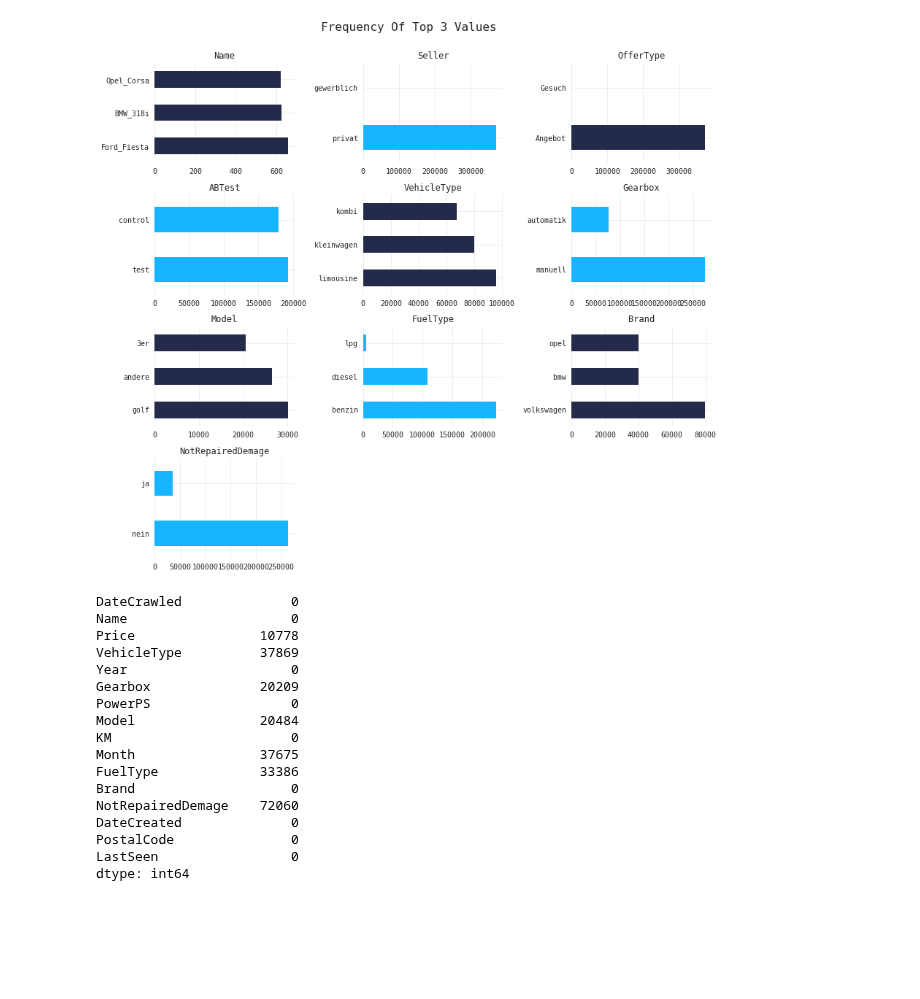
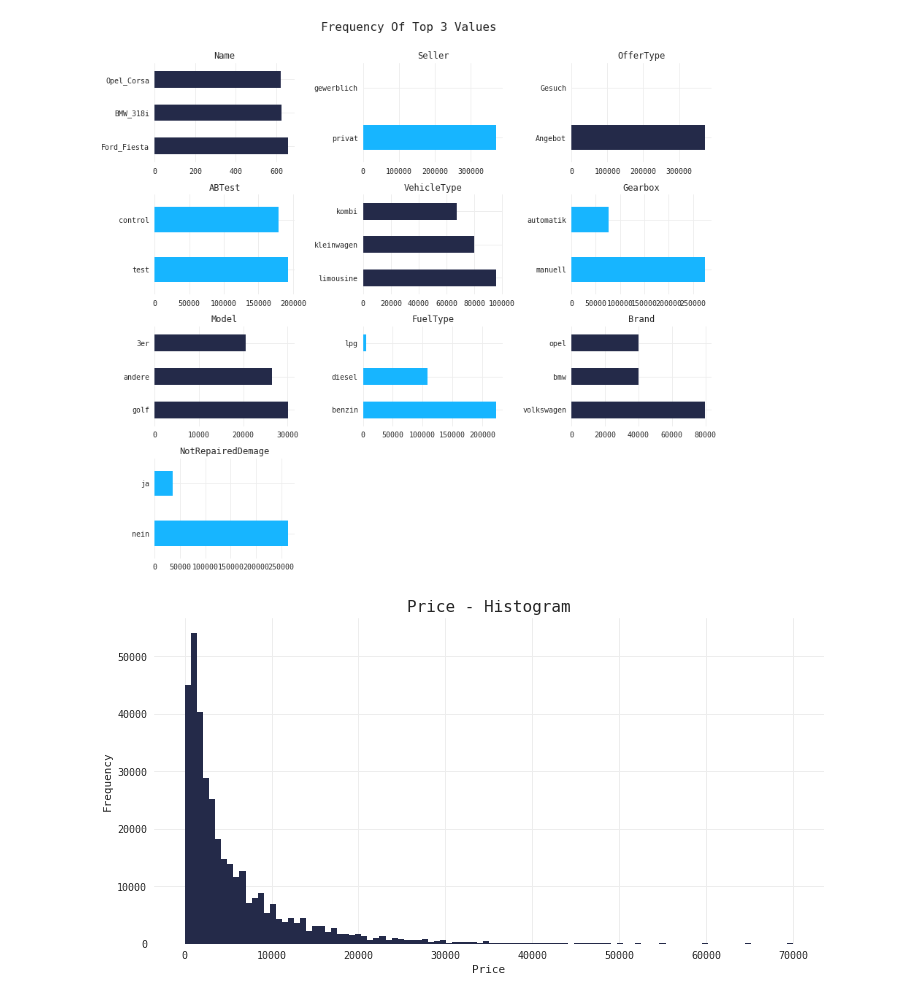
Before and after one commit to qu4ku/datasets-analysis, a Jupyter notebook: 005-used-cars-database.ipynb, the cells around one changed output. Cells and saved outputs as stored; diff of their text form; code cells hidden in the pictures; blank space fills up the shorter version.

```diff
--- a/005-used-cars-database.ipynb
+++ b/005-used-cars-database.ipynb
@@ -137,23 +152,12 @@ df.Year = pd.to_datetime(df.Year).dt.year
 df.Month = pd.to_datetime(df.Month.replace(0, np.nan).dropna().astype(int), format='%m').dt.month
 
 df.Price.replace(0, np.nan, inplace=True)
+df.Price[(df.Price > 80000000) | (df.Price < 100)] = np.nan
+df.PowerPS[(df.PowerPS < 25) | (df.PowerPS > 500)] = np.nan
-# %%
-df.isnull().sum()
-# %% [output]
-DateCrawled              0
-Name                     0
-Price                10778
-VehicleType          37869
-Year                     0
-Gearbox              20209
-PowerPS                  0
-Model                20484
-KM                       0
-Month                37675
-FuelType             33386
-Brand                    0
-NotRepairedDemage    72060
-DateCreated              0
-PostalCode               0
-LastSeen                 0
-dtype: int64
+# %%
+plt.hist(df.Price, range=[10, 70000], bins=100, color=MC);
+plt.title('Price - Histogram');
+plt.xlabel('Price')
+plt.ylabel('Frequency');
+# %% [output]
+[figure, added]
```
Also changed, not shown: parts of 10 cells of this notebook.
